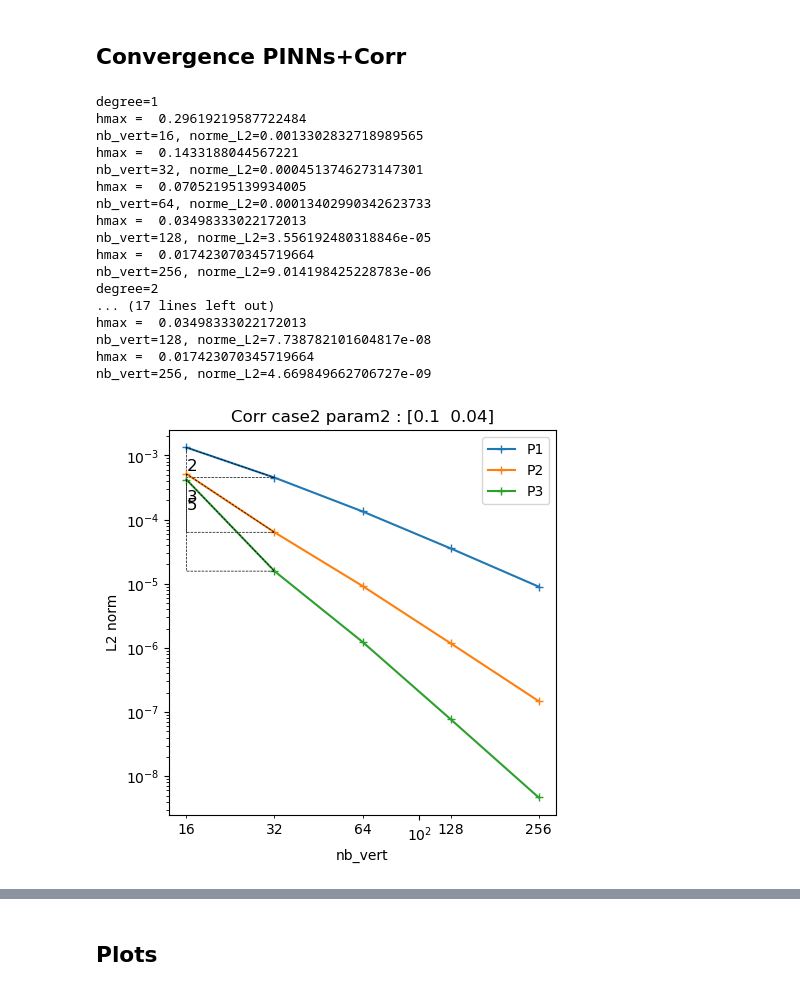
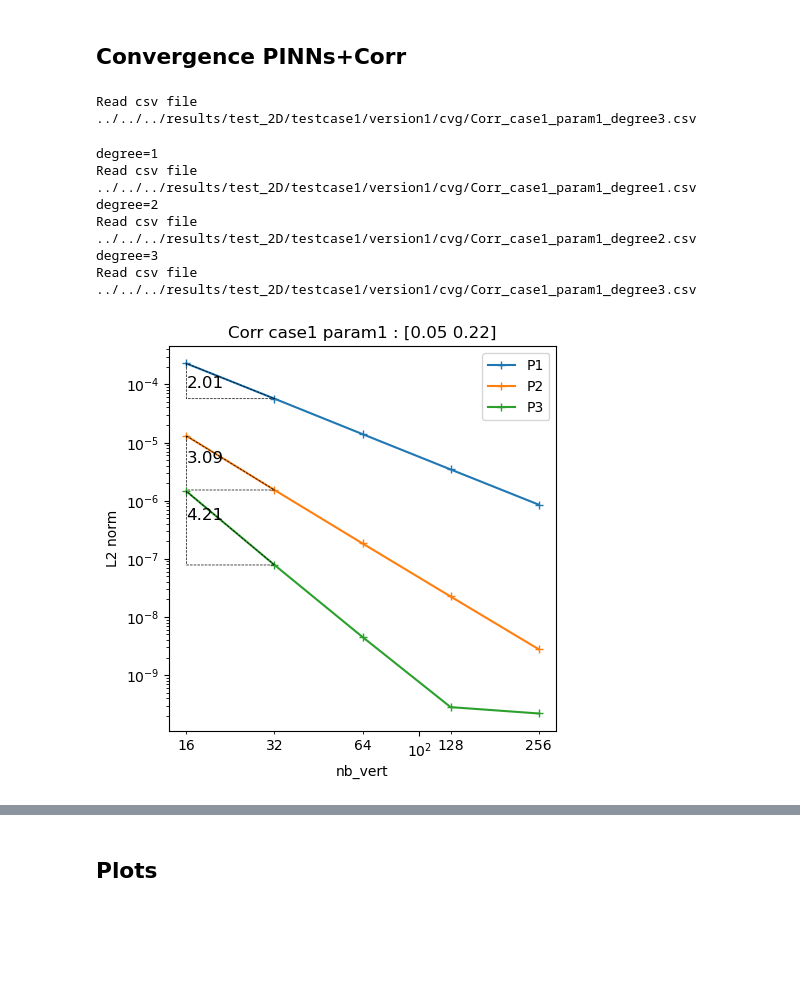
Before and after one commit to flecourtier/Article1, a Jupyter notebook: tests_FEniCS/test_2D/convergence/convergence_1-2.ipynb, the cells around one changed output, grey strips where cells are left out. Saved outputs shown, nothing was run; the diff lists cells and outputs as text; code cells hidden in the pictures; blank space fills up the shorter version.

Commit message:
TestCase1 V1 - Update

```diff
--- a/tests_FEniCS/test_2D/convergence/convergence_1-2.ipynb
+++ b/tests_FEniCS/test_2D/convergence/convergence_1-2.ipynb
@@ -120,5 +137,5 @@ def run_FEM(degree,new_run=False):
     return df_FEM,tab_nb_vert_FEM, tab_h_FEM, tab_err_FEM
 # %%
 degree = 3
-df_FEM, tab_nb_vert_FEM, tab_h_FEM, tab_err_FEM = run_FEM(degree,new_run=True)
+df_FEM, tab_nb_vert_FEM, tab_h_FEM, tab_err_FEM = run_FEM(degree)
 # %% [output]
@@ -198,8 +203,24 @@ def get_test_sample(i,solver,trainer,deg_PINNs):
     mu_test = (torch.Tensor(params[i]).to(device) * ones).to(device)
 
     return V_test,X_test,mu_test
+
+def get_test_sample(i,solver,trainer,deg_PINNs):
+    # get coordinates of the dof
+    V_test = df.FunctionSpace(solver.mesh_ex,"CG",deg_PINNs)
+    XXYY = V_test.tabulate_dof_coordinates()
+    X_test = torch.tensor(XXYY,requires_grad=True)
+    X_test = SpaceTensor(X_test,torch.zeros_like(X_test,dtype=int))
+
+    # get parameters
+    nb_params = len(trainer.pde.parameter_domain)
+    shape = (XXYY.shape[0],nb_params)
+    ones = torch.ones(shape)
+    mu_test = (torch.Tensor(params[i]).to(device) * ones).to(device)
+
+    return V_test,X_test,mu_test
 # %%
-degree_PINNs = 10
+degree_PINNs = 6
+
 
 def read_csv_Corr(testcase,param_num,degree):
     df_Corr = pd.read_csv(result_dir+f'Corr_case{testcase}_param{param_num}_degree{degree}.csv')
@@ -216,12 +237,11 @@ def run_Corr(degree,new_run=False):
         print(f"Read csv file {csv_file}")
     else:
         tab_nb_vert_Corr = [2**i for i in range(4,9)]
-        # tab_nb_vert_Corr = [2**i for i in range(8,9)]
         tab_h_Corr = []
         tab_err_Corr = []
 
         for nb_vert in tab_nb_vert_Corr:
-            solver = FEMSolver(nb_cell=nb_vert-1, params=params, problem=problem, degree=degree)
+            solver = FEMSolver(nb_cell=nb_vert-1, params=params, problem=problem, degree=degree, high_degree=degree_PINNs)
             tab_h_Corr.append(solver.h)
 
             V_test,X_test,mu_test = get_test_sample(0,solver,trainer,degree_PINNs)
@@ -240,57 +260,36 @@ def run_Corr(degree,new_run=False):
 
     return df_Corr,tab_nb_vert_Corr, tab_h_Corr, tab_err_Corr
 # %%
-# d = 3
-# df_Corr,tab_nb_vert_Corr, tab_h_Corr, tab_err_Corr = run_Corr(d,new_run=True)
+d = 3
+df_Corr,tab_nb_vert_Corr, tab_h_Corr, tab_err_Corr = run_Corr(d)
+# %% [output]
+Read csv file ../../../results/test_2D/testcase1/version1/cvg/Corr_case1_param1_degree3.csv
 # %%
 plt.figure(figsize=(5, 5))
 
 # plot Corr error (L2 norm) as a function of h
 for d in [1, 2, 3]:
     print(f"degree={d}")
-    df_Corr,tab_nb_vert_Corr, tab_h_Corr, tab_err_Corr = run_Corr(d,new_run=True)
+    df_Corr, tab_nb_vert_Corr, tab_h_Corr, tab_err_Corr = run_Corr(d)
     plt.loglog(df_Corr['nb_vert'], df_Corr['err'], "+-", label='P'+str(d))
 
-    # add slope with a triangle
-    start = [tab_nb_vert_Corr[1],tab_err_Corr[1]]
-    end = [tab_nb_vert_Corr[0],tab_err_Corr[0]]
-    third = [end[0],start[1]]
-
-    tri_x = [end[0], third[0], start[0], end[0]]
-    tri_y = [end[1], third[1], start[1], end[1]]
-    plt.plot(tri_x, tri_y, "k--", linewidth=0.5)
-
-    slope = (np.log(start[1])-np.log(end[1]))/(np.log(start[0])-np.log(end[0]))
-    slope = abs(int(slope.round(0)))
-
-    vert_mid = [(end[0]+third[0])/2., (end[1]+third[1])/2.]
+    slope, vert_mid = compute_slope(1,tab_nb_vert_Corr,tab_err_Corr)
     plt.text(vert_mid[0]+1e-2 , vert_mid[1], str(slope), fontsize=12, ha='left', va='top')
 
 plt.xticks(df_Corr['nb_vert'], df_Corr['nb_vert'].round(3).astype(str), minor=True)
 plt.xlabel("nb_vert")
 plt.ylabel('L2 norm')
 plt.legend()
 plt.title(f'Corr case{testcase} param{param_num} : {param}')
 plt.savefig(result_dir+f'Corr_case{testcase}_param{param_num}.png')
 # %% [output]
 degree=1
-hmax =  0.29619219587722484
-nb_vert=16, norme_L2=0.0013302832718989565
-hmax =  0.1433188044567221
-nb_vert=32, norme_L2=0.0004513746273147301
-hmax =  0.07052195139934005
-nb_vert=64, norme_L2=0.00013402990342623733
-hmax =  0.03498333022172013
-nb_vert=128, norme_L2=3.556192480318846e-05
-hmax =  0.017423070345719664
-nb_vert=256, norme_L2=9.014198425228783e-06
+Read csv file ../../../results/test_2D/testcase1/version1/cvg/Corr_case1_param1_degree1.csv
 degree=2
-... (17 lines left out)
-hmax =  0.03498333022172013
-nb_vert=128, norme_L2=7.738782101604817e-08
-hmax =  0.017423070345719664
-nb_vert=256, norme_L2=4.669849662706727e-09
+Read csv file ../../../results/test_2D/testcase1/version1/cvg/Corr_case1_param1_degree2.csv
+degree=3
+Read csv file ../../../results/test_2D/testcase1/version1/cvg/Corr_case1_param1_degree3.csv
-[figure, old version]
+[figure, new version]
 # %%
 dict = {}
 for d in [1, 2, 3]:
```
Also changed, not shown: parts of 9 cells of this notebook, 5 other files.
